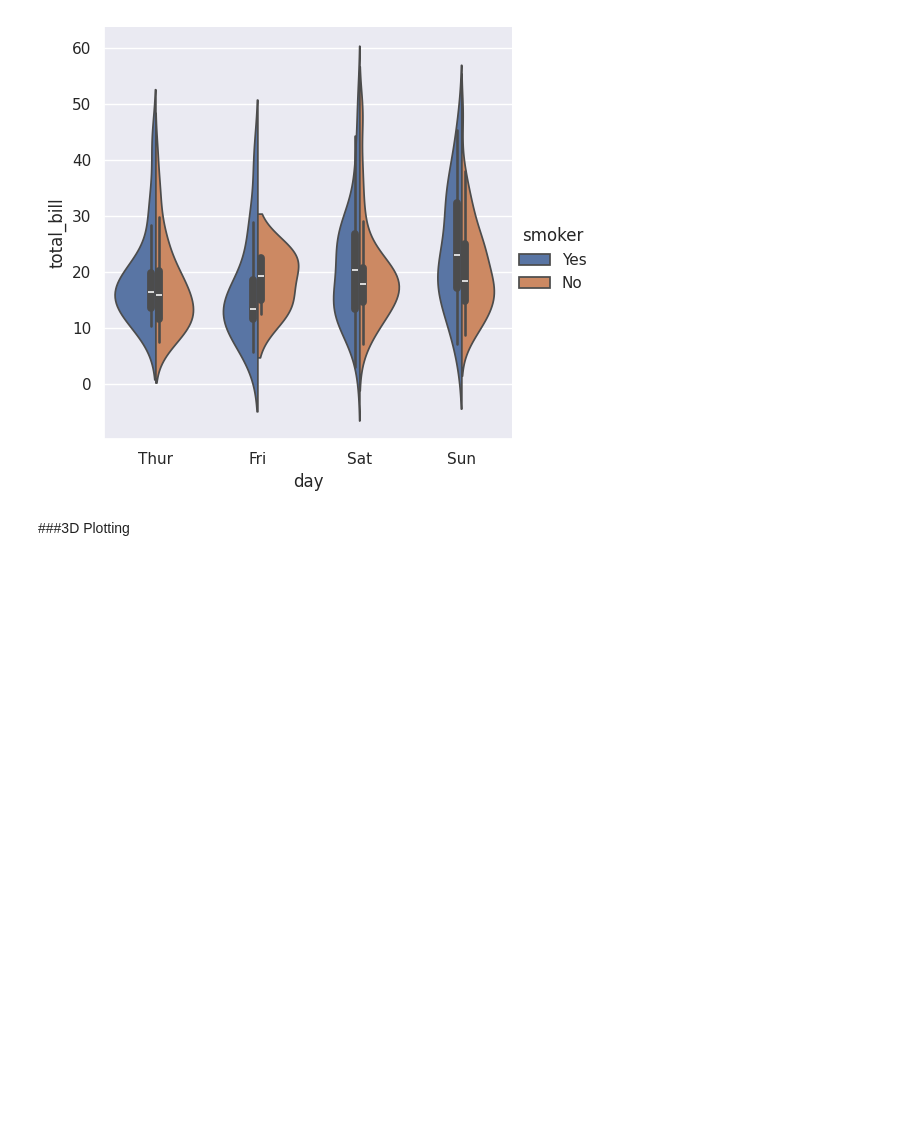
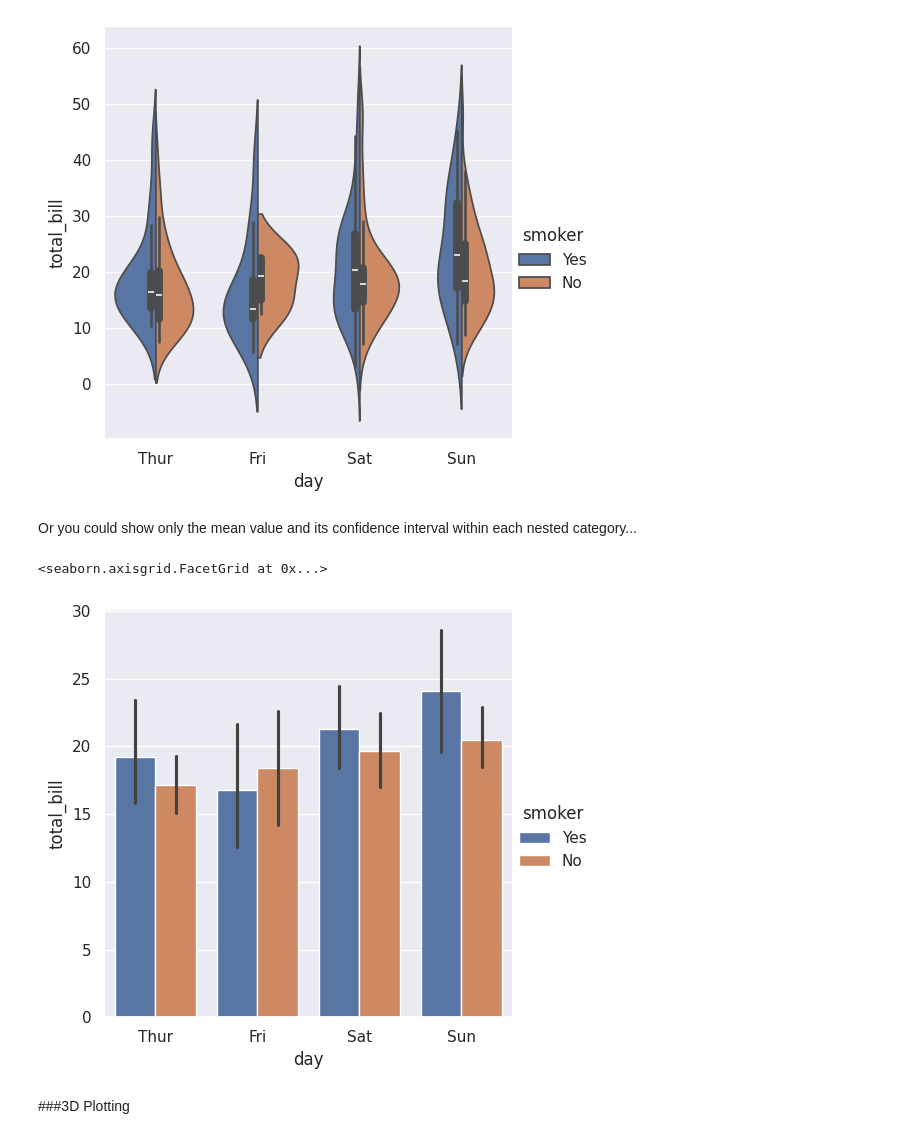
Before and after one commit to taadith/python-projects, a Jupyter notebook: intro-stat-learning/labs/ISLP_Lab_Ch_02.ipynb, the cells around one changed output. Saved outputs shown, nothing was run; the diff lists cells and outputs as text; code cells hidden in the pictures; blank space fills up the shorter version.

```diff
--- a/intro-stat-learning/labs/ISLP_Lab_Ch_02.ipynb
+++ b/intro-stat-learning/labs/ISLP_Lab_Ch_02.ipynb
@@ -474,5 +474,12 @@ sns.catplot(data = tips, kind = "violin",
 # %% [output]
 <seaborn.axisgrid.FacetGrid at 0x...>
 [figure]
+# %% [markdown]
+Or you could show only the mean value and its confidence interval within each nested category...
+# %%
+sns.catplot(data = tips, kind = "bar", x = "day", y = "total_bill", hue = "smoker")
+# %% [output]
+<seaborn.axisgrid.FacetGrid at 0x...>
+[figure, added]
 # %% [markdown]
 ###3D Plotting
```
